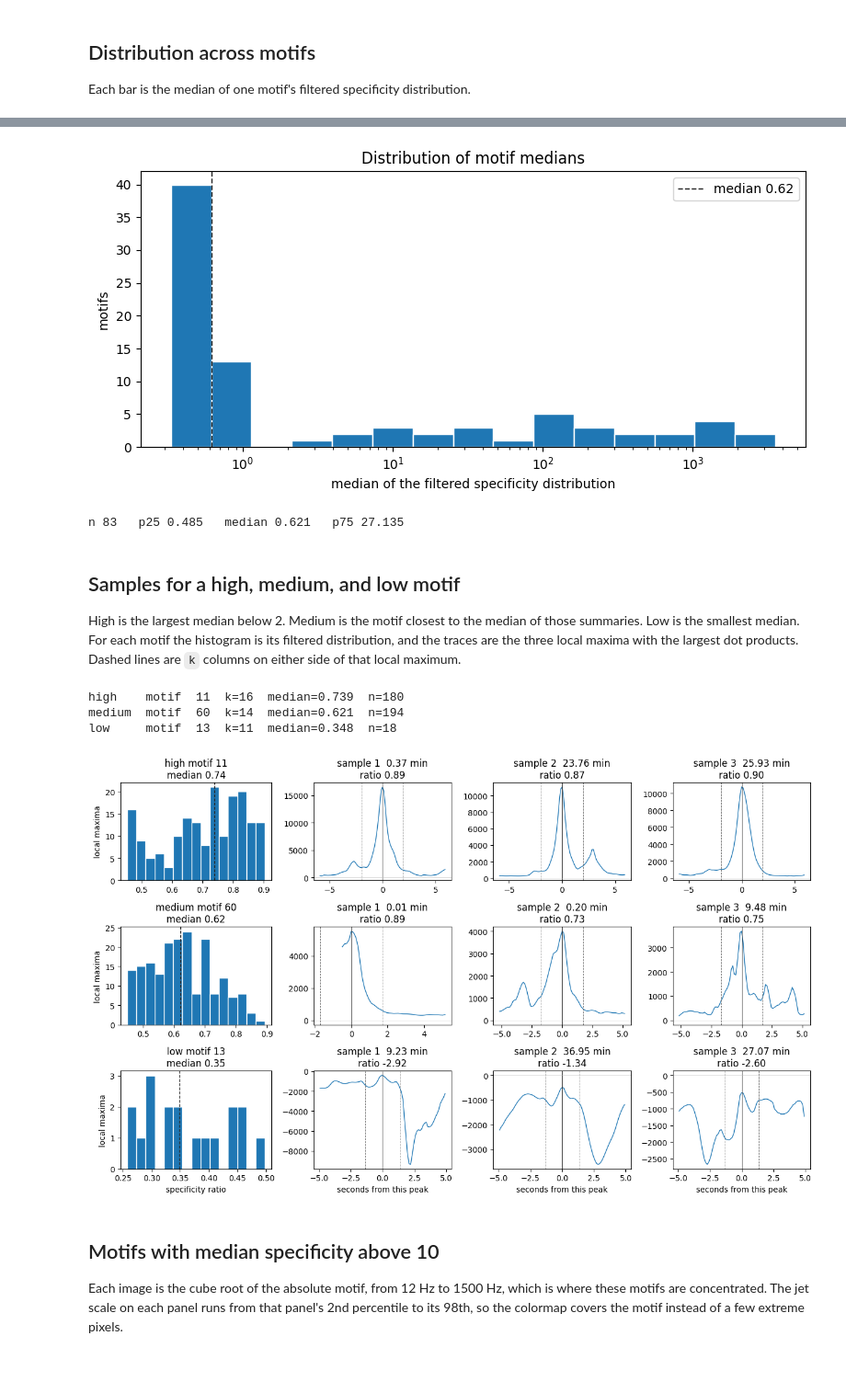
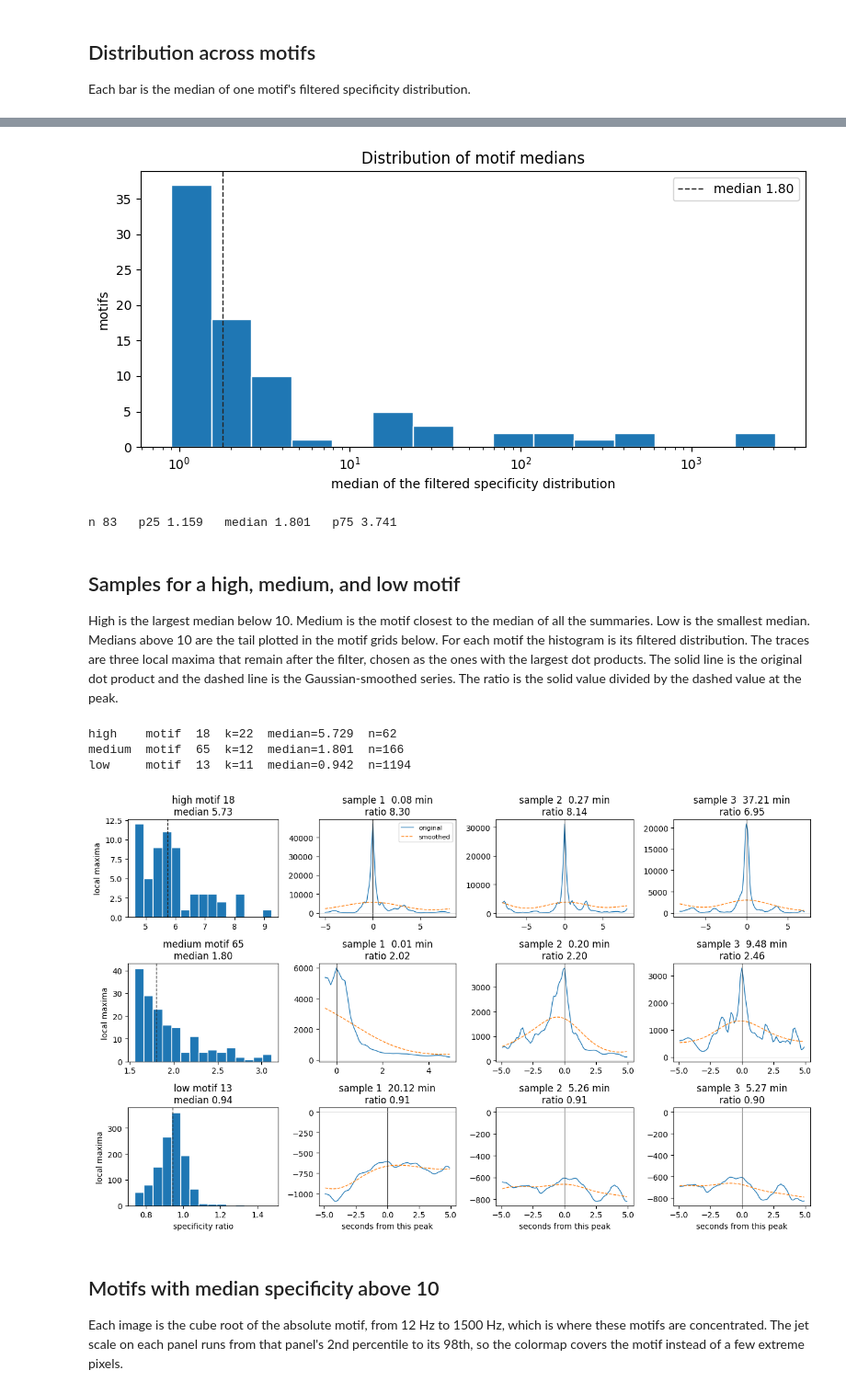
Before and after one commit to dotng14/panMP_whales, a Jupyter notebook: analysis/evaluation/dict276_specificity.ipynb, the cells around one changed output, grey strips where cells are left out. Shown at 92% size. Drawn from its saved outputs; the diff is of its cells as text; code cells hidden in the pictures; blank space fills up the shorter version.

```diff
--- a/analysis/evaluation/dict276_specificity.ipynb
+++ b/analysis/evaluation/dict276_specificity.ipynb
@@ -22,16 +22,18 @@ from analysis.evaluation.core import (
     DEFAULT_WAV,
     _dictionary_rows,
     _dot_products,
-    _drop_ratio,
+    _gaussian_smooth,
     _local_maxima,
     _stitch,
     _whitened_dir,
 )
+from analysis.GPL_Python.gpl_outputs import display_from_spwhiten
+from analysis.dict_learning.code.io import discover_windows
 
 result = evaluate_dictionary()
 medians = result["specificity_median"]
 distributions = result["specificity"]
-shifts = result["k"]
+sigmas = result["k"]
 ids = np.array(sorted(medians))
 values = np.array([medians[int(i)] for i in ids])
 print(result["wav"])
@@ -71,9 +73,10 @@ Each count is one motif. The value is the median of that motif's filtered specif
 # %%
 positive = values[np.isfinite(values) & (values > 0)]
-bins = np.logspace(np.log10(positive.min() * 0.95), np.log10(positive.max() * 1.05), 16)
+bins = np.logspace(np.log10(positive.min() * 0.95), np.log10(max(positive.max(), positive.min() * 1.1) * 1.05), 16)
 fig, ax = plt.subplots(figsize=(8, 4))
 ax.hist(positive, bins=bins, color="C0", edgecolor="white")
-ax.set_xscale("log")
+if positive.max() > 10 * positive.min():
+    ax.set_xscale("log")
 center = float(np.median(positive))
 ax.axvline(center, color="0.15", ls="--", lw=1, label=f"median {center:.2f}")
 ax.set_xlabel("median of the filtered specificity distribution")
@@ -89,67 +92,71 @@ print(
     f"p75 {np.percentile(positive, 75):.3f}"
 )
 # %% [output]
-[figure, old version]
+[figure, new version]
-n 83   p25 0.485   median 0.621   p75 27.135
+n 83   p25 1.159   median 1.801   p75 3.741
 # %% [markdown]
 ## Samples for a high, medium, and low motif
 
-High is the largest median below 2. Medium is the motif closest to the median of those summaries. Low is the smallest median. For each motif the histogram is its filtered distribution, and the traces are the three local maxima with the largest dot products. Dashed lines are `k` columns on either side of that local maximum.
+High is the largest median below 10. Medium is the motif closest to the median of all the summaries. Low is the smallest median. Medians above 10 are the tail plotted in the motif grids below. For each motif the histogram is its filtered distribution. The traces are three local maxima that remain after the filter, chosen as the ones with the largest dot products. The solid line is the original dot product and the dashed line is the Gaussian-smoothed series. The ratio is the solid value divided by the dashed value at the peak.
 # %%
 finite = np.isfinite(values)
-high_pool = finite & (values > 0.0) & (values < 2.0)
+high_pool = finite & (values < 10.0)
 high_id = int(ids[high_pool][np.argmax(values[high_pool])])
 medium_id = int(ids[finite][np.argmin(np.abs(values[finite] - np.nanmedian(values)))])
 low_id = int(ids[finite][np.argmin(values[finite])])
 chosen = [("high", high_id), ("medium", medium_id), ("low", low_id)]
 for label, motif_id in chosen:
     print(
-        f"{label:6s}  motif {motif_id:3d}  k={shifts[motif_id]:2d}  "
+        f"{label:6s}  motif {motif_id:3d}  k={sigmas[motif_id]:.0f}  "
         f"median={medians[motif_id]:.3f}  n={len(distributions[motif_id])}"
     )
 
 spectrogram, _offset = _stitch(_whitened_dir(DEFAULT_CATALOG, DEFAULT_WAV))
-rows = {motif_id: (width, path) for motif_id, width, path in _dictionary_rows(DEFAULT_CATALOG, 276)}
+paths = {motif_id: path for motif_id, _width, path in _dictionary_rows(DEFAULT_CATALOG, 276)}
 sec_per_bin = 24576 / 200000
 n_samples = 3
 
 fig, axes = plt.subplots(len(chosen), 1 + n_samples, figsize=(13, 8), gridspec_kw={"width_ratios": [1.1, 1, 1, 1]})
 for row, (label, motif_id) in enumerate(chosen):
-    width, path = rows[motif_id]
-    dots = _dot_products(spectrogram, np.load(path))
-    k = int(shifts[motif_id])
+    dots = _dot_products(spectrogram, np.load(paths[motif_id]))
+    sigma = float(sigmas[motif_id])
+    smoothed = _gaussian_smooth(dots, sigma)
     peaks = _local_maxima(dots)
-    order = peaks[np.argsort(dots[peaks])[::-1]]
-    samples = order[:n_samples]
+    raw = dots[peaks] / smoothed[peaks]
+    usable = np.isfinite(raw)
+    peaks, raw = peaks[usable], raw[usable]
+    kept_peaks = peaks[raw >= np.max(raw) / float(result["m"])]
+    samples = kept_peaks[np.argsort(dots[kept_peaks])[::-1]][:n_samples]
     ax_hist = axes[row, 0]
     ax_hist.hist(distributions[motif_id], bins=15, color="C0", edgecolor="white")
     ax_hist.axvline(medians[motif_id], color="0.15", ls="--", lw=1)
     ax_hist.set_title(f"{label} motif {motif_id}\nmedian {medians[motif_id]:.2f}")
     ax_hist.set_ylabel("local maxima")
-    half = max(3 * k, 40)
+    half = max(int(3 * sigma), 40)
     for col, t_star in enumerate(samples):
         ax = axes[row, col + 1]
         lo = max(0, int(t_star) - half)
         hi = min(dots.size, int(t_star) + half + 1)
         lag_s = (np.arange(lo, hi) - int(t_star)) * sec_per_bin
-        ax.plot(lag_s, dots[lo:hi], color="C0", lw=1)
+        ax.plot(lag_s, dots[lo:hi], color="C0", lw=1, label="original")
+        ax.plot(lag_s, smoothed[lo:hi], color="C1", lw=1, ls="--", label="smoothed")
         ax.axvline(0.0, color="0.2", lw=0.8)
-        for step in (-k, k):
-            ax.axvline(step * sec_per_bin, color="0.45", lw=0.7, ls="--")
         ax.axhline(0.0, color="0.75", lw=0.4)
         minute = int(t_star) * sec_per_bin / 60.0
-        ratio = _drop_ratio(dots, int(t_star), k)
+        ratio = float(dots[int(t_star)] / smoothed[int(t_star)])
         ax.set_title(f"sample {col + 1}  {minute:.2f} min\nratio {ratio:.2f}")
+        if row == 0 and col == 0:
+            ax.legend(fontsize=8)
 axes[-1, 0].set_xlabel("specificity ratio")
 for col in range(1, n_samples + 1):
     axes[-1, col].set_xlabel("seconds from this peak")
 fig.tight_layout()
 plt.show()
 # %% [output]
-high    motif  11  k=16  median=0.739  n=180
-medium  motif  60  k=14  median=0.621  n=194
-low     motif  13  k=11  median=0.348  n=18
+high    motif  18  k=22  median=5.729  n=62
+medium  motif  65  k=12  median=1.801  n=166
+low     motif  13  k=11  median=0.942  n=1194
-[figure, old version]
+[figure, new version]
 # %% [markdown]
 ## Motifs with median specificity above 10
 
```
Also changed, not shown: parts of 8 cells of this notebook, 13 other files.
